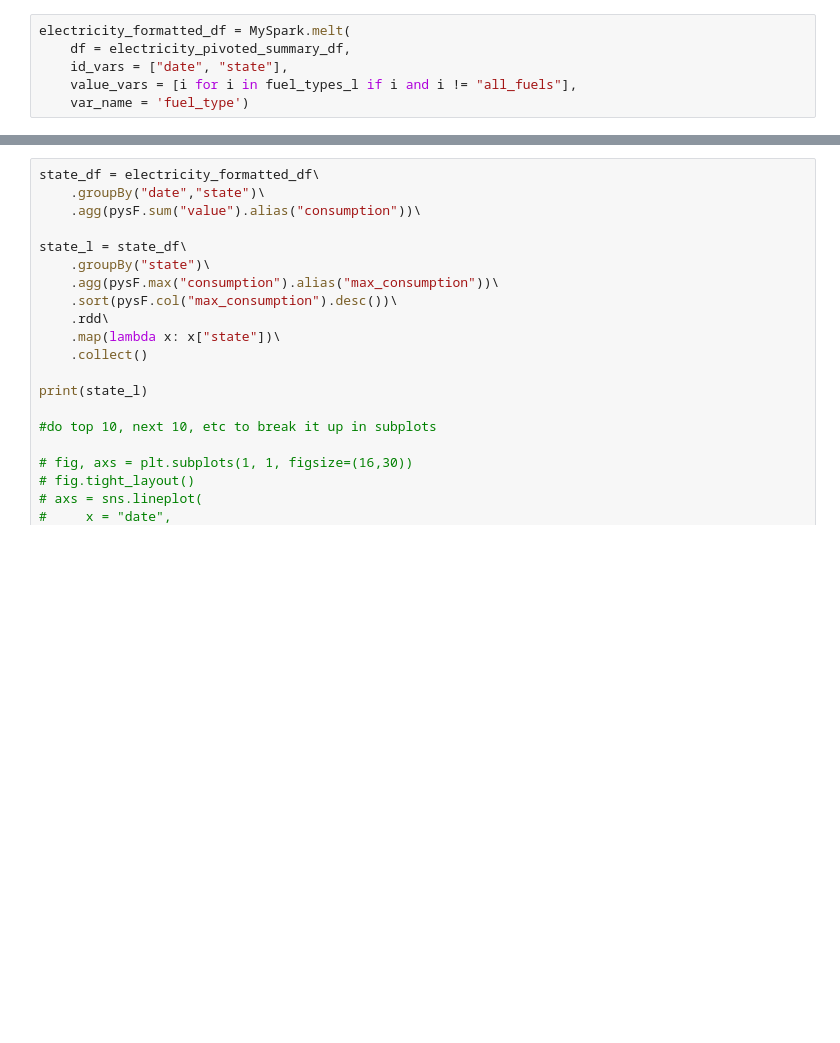
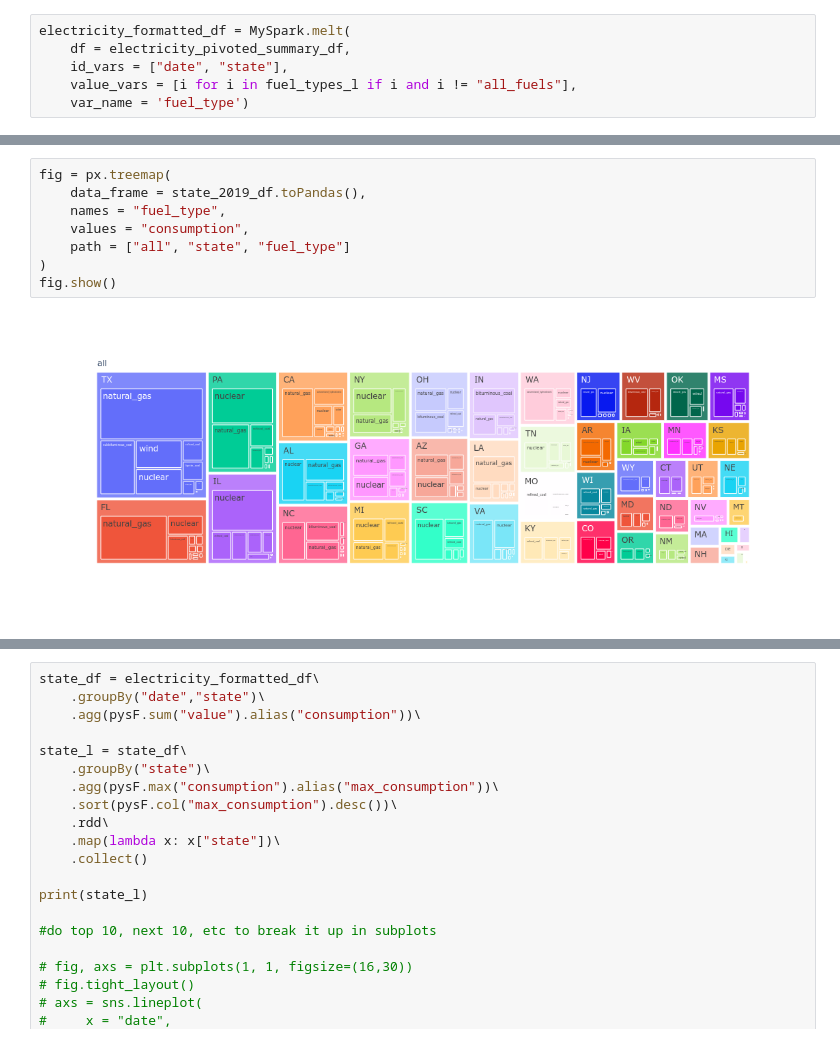
Before and after one commit to john-grando/eia-data-analysis, a Jupyter notebook: app/Notebooks/State Summaries From Electricity Data.ipynb, the cells around one changed output, grey strips where cells are left out. Saved outputs shown, nothing was run; the diff lists cells and outputs as text; blank space fills up the shorter version.

```diff
--- a/app/Notebooks/State Summaries From Electricity Data.ipynb
+++ b/app/Notebooks/State Summaries From Electricity Data.ipynb
@@ -126,0 +183,10 @@ electricity_formatted_df = MySpark.melt(
+# %%
+fig = px.treemap(
+    data_frame = state_2019_df.toPandas(),
+    names = "fuel_type",
+    values = "consumption",
+    path = ["all", "state", "fuel_type"]
+)
+fig.show()
+# %% [output]
+[figure, added]
```
Also changed, not shown: parts of 12 cells of this notebook, 1 other file.
